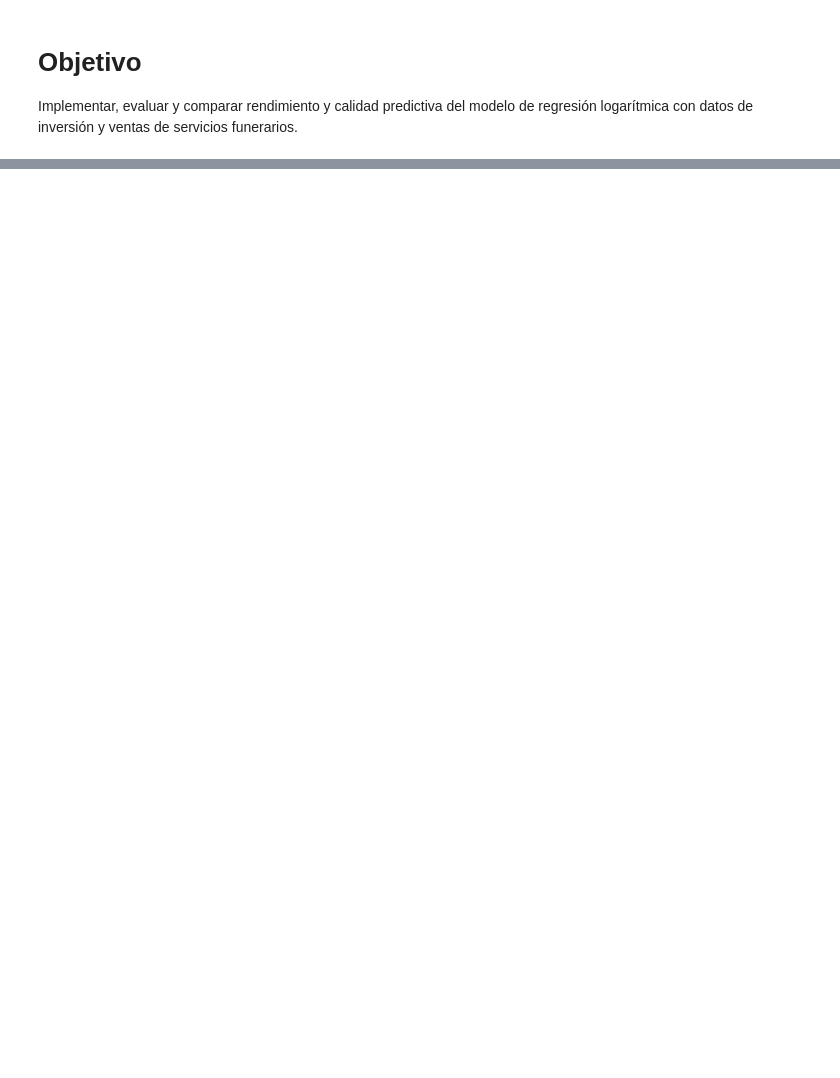
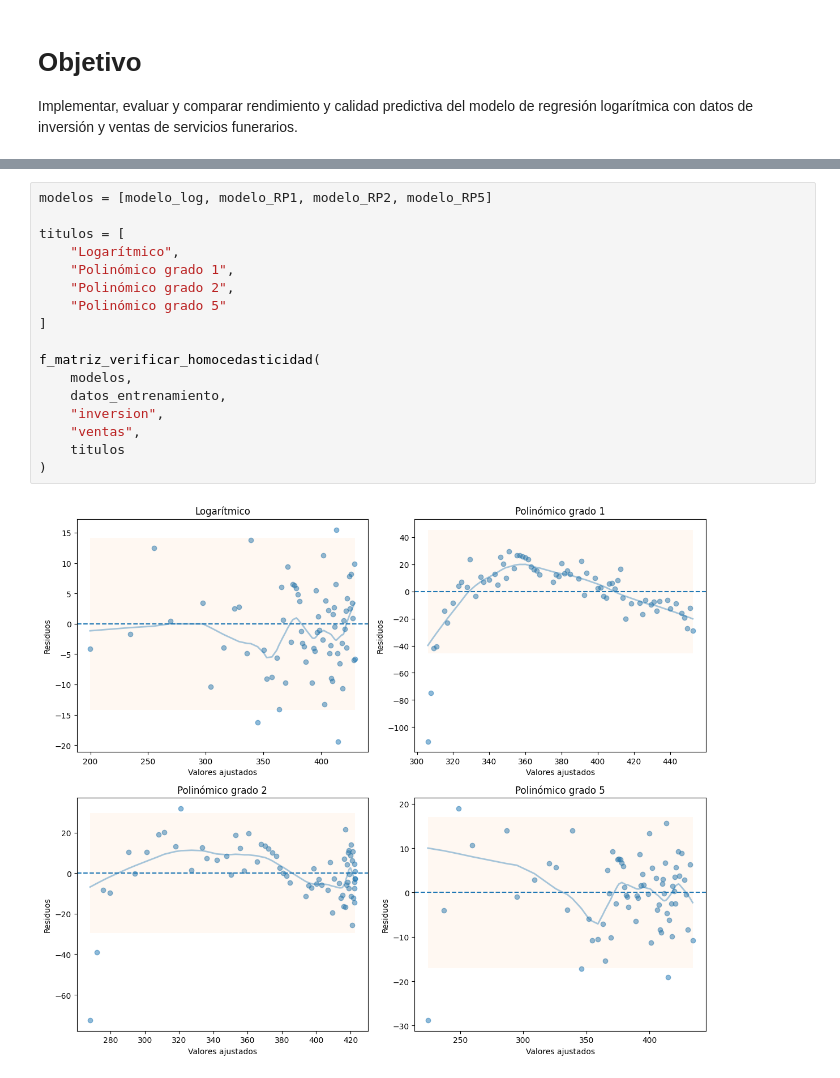
Before and after one commit to rpizarrog/Libro-Aprendizaje-Automatico.-Casos-de-Estudio-con-R-y-Python, a Jupyter notebook: Python NoteBooks/Caso_de_regresión_logarítmica_con_datos_de_inversión_y_ventas_de_servicios_funerarios.ipynb, the cells around one changed output, grey strips where cells are left out. Drawn from its saved outputs; the diff is of its cells as text; blank space fills up the shorter version.

```diff
--- a/Python NoteBooks/Caso_de_regresión_logarítmica_con_datos_de_inversión_y_ventas_de_servicios_funerarios.ipynb
+++ b/Python NoteBooks/Caso_de_regresión_logarítmica_con_datos_de_inversión_y_ventas_de_servicios_funerarios.ipynb
@@ -22,0 +854,19 @@ El caso también se encuentra para su descarga y verificación en el enlace del
+# %%
+modelos = [modelo_log, modelo_RP1, modelo_RP2, modelo_RP5]
+
+titulos = [
+    "Logarítmico",
+    "Polinómico grado 1",
+    "Polinómico grado 2",
+    "Polinómico grado 5"
+]
+
+f_matriz_verificar_homocedasticidad(
+    modelos,
+    datos_entrenamiento,
+    "inversion",
+    "ventas",
+    titulos
+)
+# %% [output]
+[figure, added]
```
Also changed, not shown: parts of 34 cells of this notebook.
